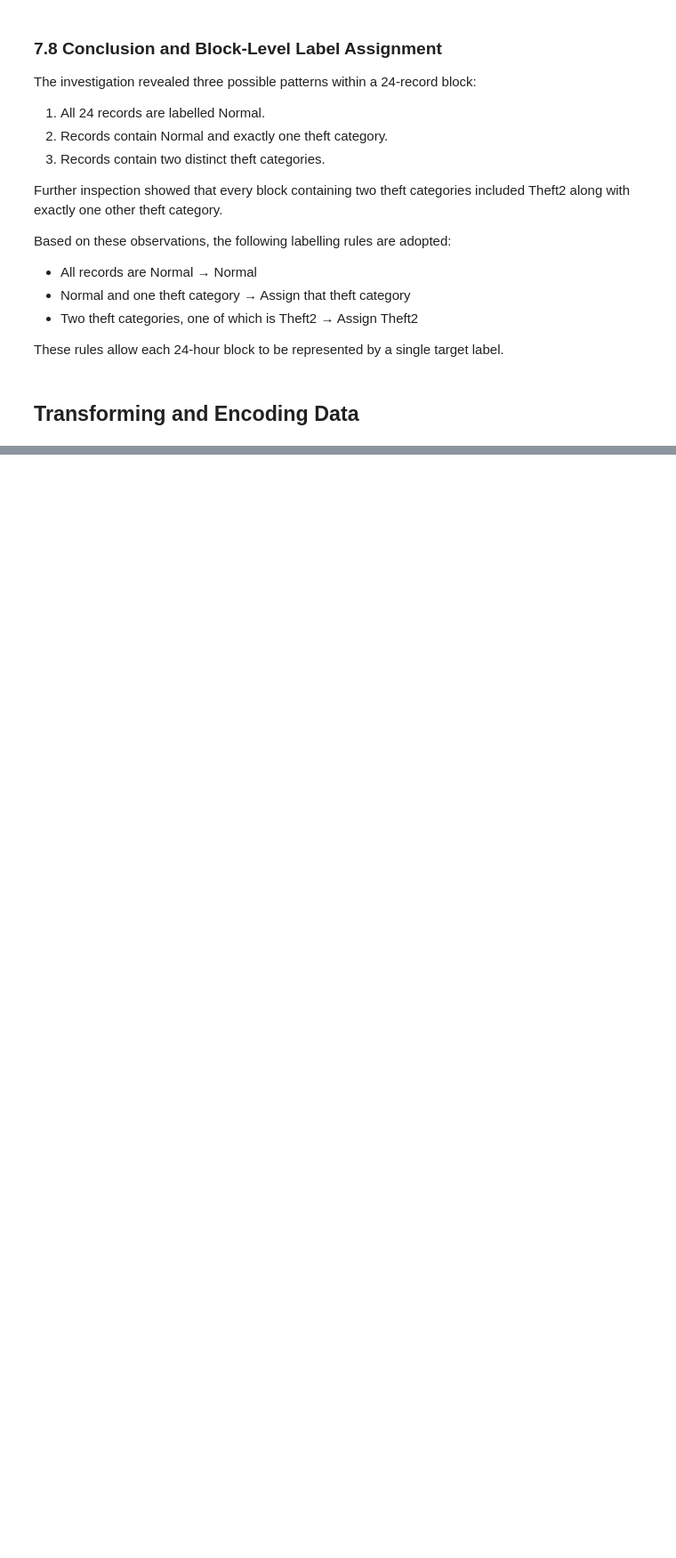
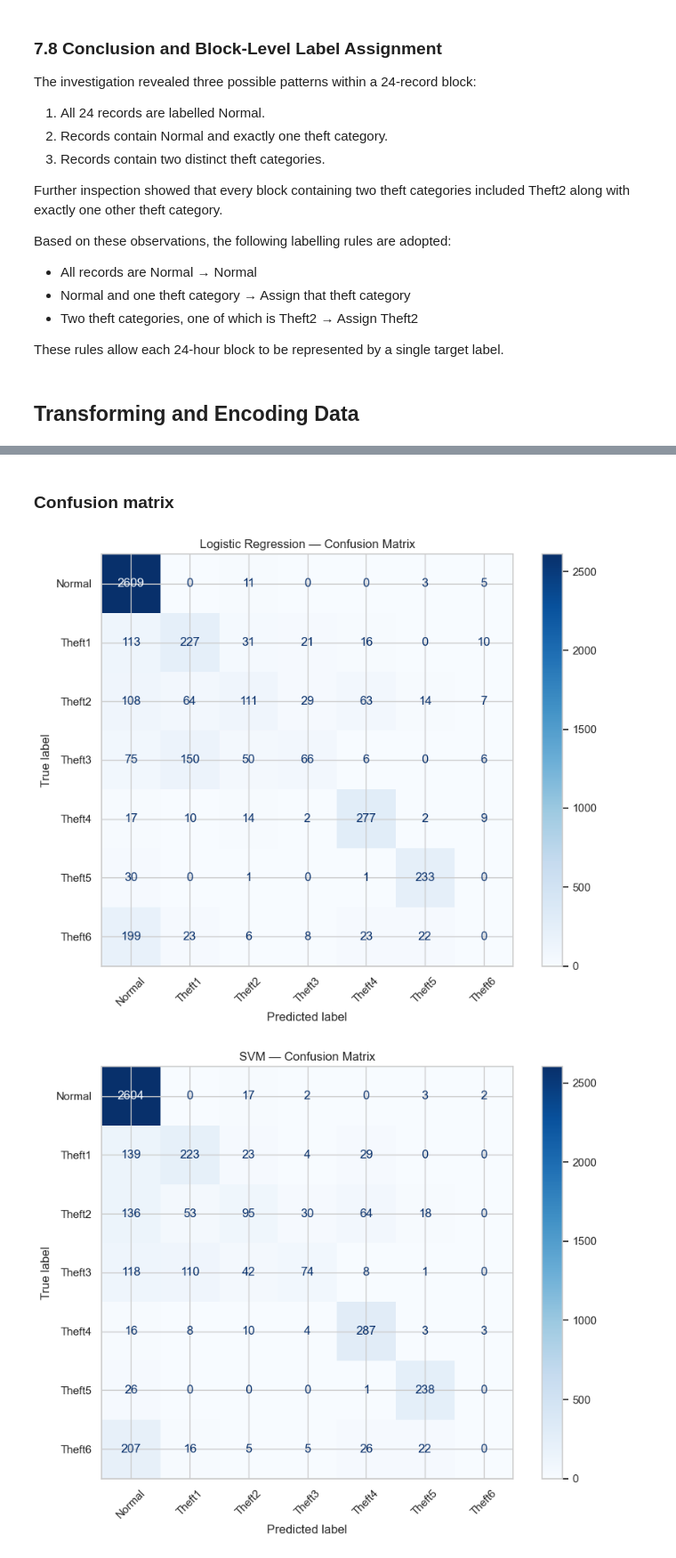
Before and after one commit to chokshihet/Electricity-Theft-Detection, a Jupyter notebook: notebooks/code.ipynb, the cells around one changed output, grey strips where cells are left out. Shown at 89% size. Drawn from its saved outputs; the diff is of its cells as text; code cells hidden in the pictures; blank space fills up the shorter version.

```diff
--- a/notebooks/code.ipynb
+++ b/notebooks/code.ipynb
@@ -729,0 +928,36 @@ Encoded Class columns:
+# %% [markdown]
+### Confusion matrix
+# %%
+class_labels = [
+    "Normal", "Theft1", "Theft2",
+    "Theft3", "Theft4", "Theft5", "Theft6"
+]
+
+for name, model in trained_models.items():
+
+    y_pred = model.predict(X_test)
+
+    cm = confusion_matrix(
+        y_test,
+        y_pred,
+        labels=class_labels
+    )
+
+    fig, ax = plt.subplots(figsize=(9, 7))
+
+    ConfusionMatrixDisplay(
+        confusion_matrix=cm,
+        display_labels=class_labels
+    ).plot(
+        ax=ax,
+        cmap="Blues",
+        values_format="d",
+        xticks_rotation=45
+    )
+
+    ax.set_title(f"{name} — Confusion Matrix")
+    plt.tight_layout()
+    plt.show()
+# %% [output]
+[figure, added]
+[figure, added]
```
Also changed, not shown: parts of 19 cells of this notebook.
